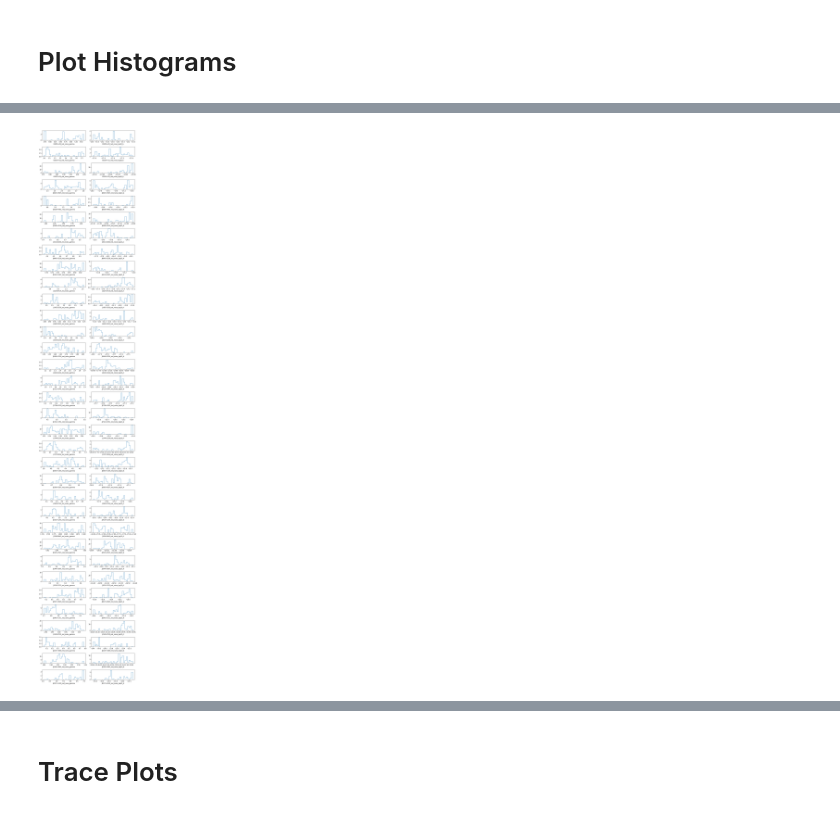
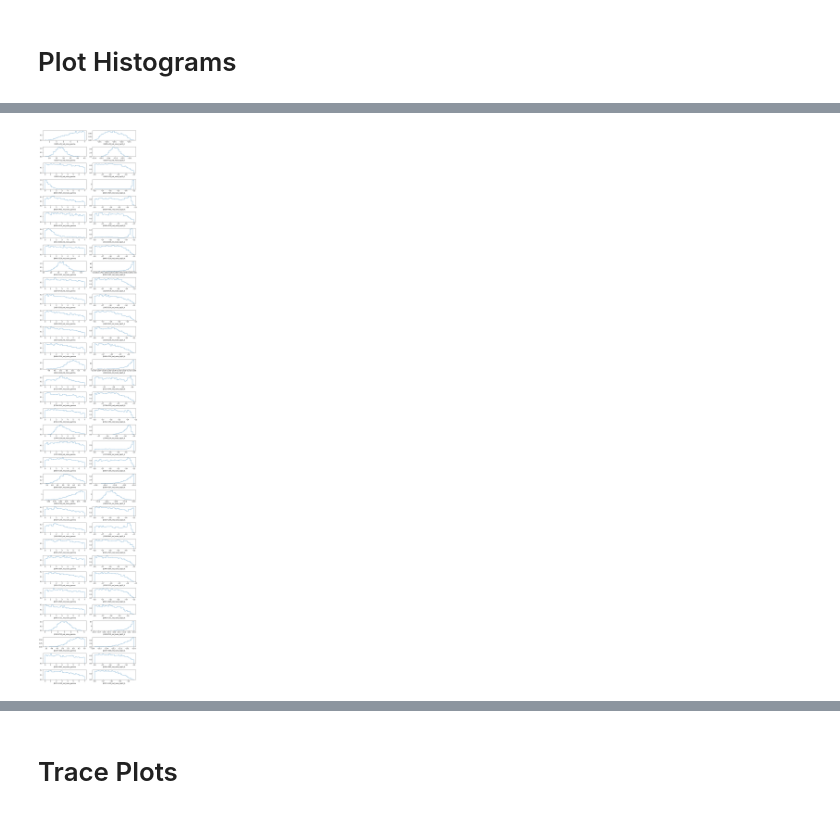
Before and after one commit to LBJ-Wade/NANOGrav, a Jupyter notebook: BackgroundInjections/Plotz.ipynb, the cells around one changed output, grey strips where cells are left out. Cells and saved outputs as stored; diff of their text form; code cells hidden in the pictures.

```diff
--- a/BackgroundInjections/Plotz.ipynb
+++ b/BackgroundInjections/Plotz.ipynb
@@ -22,6 +19,13 @@ run_1_dir = datadir + '/simGWB_1'
+# %%
+datadir_V1 = topdir + '/SimInject1/SimRuns'
+datadir_V2 = topdir + '/SimInject2/SimRuns'
+
+#Two GWB powerlaws
+run_3_dir = datadir_V1 + '/simGWB_V1_3'
+run_4_dir = datadir_V2 + '/simGWB_V2_1'
 # %% [markdown]
 # Load Chains
 # %%
-#Load chains for run 1
-chain_run_1 = np.loadtxt(run_1_dir + '/chain_1.txt')
-burn_run_1 = int(0.25 * chain_run_1.shape[0])
+#Load chains for run 3
+chain_run_3 = pd.read_csv(run_3_dir + '/chain_1.txt', sep='\t', dtype=float, header=None).values
+burn_run_3 = int(0.25 * chain_run_3.shape[0])
@@ -29,6 +37,6 @@ burn_run_1 = int(0.25 * chain_run_1.shape[0])
 # Load Parameter Files
 # %%
 #Load param files to iterate through pulsars in pta
-with open(run_1_dir + '/parameters.json') as pf:
-    param_dict_run_1 = json.load(pf)
+with open(run_3_dir + '/parameters.json') as pf:
+    param_dict_run_3 = json.load(pf)
     pf.close()
@@ -74,6 +85,6 @@ draw_histograms(chain_run_1[burn_run_1:],param_dict_run_1,indices)
 # %%
-pulsar_indices = range(0,len(param_dict_run_1)-2)
-pulsar_indices = []
-for i,param in enumerate(param_dict_run_1):
+pulsar_indices_3 = range(0,len(param_dict_run_3)-2)
+pulsar_indices_3 = []
+for i,param in enumerate(param_dict_run_3):
     if 'red' in param.strip('_'):
-        pulsar_indices.append(i)
+        pulsar_indices_3.append(i)
@@ -80,4 +97,4 @@ for i,param in enumerate(param_dict_run_1):
 # %%
-draw_histograms(chain_run_1[burn_run_1:],param_dict_run_1,pulsar_indices,figsize=(10,55))
+draw_histograms(chain_run_3[burn_run_3:],param_dict_run_3,pulsar_indices_3,figsize=(10,55))
 # %% [output]
-[figure, old version]
+[figure, new version]
```
Also changed, not shown: parts of 20 cells of this notebook, 18 other files.
